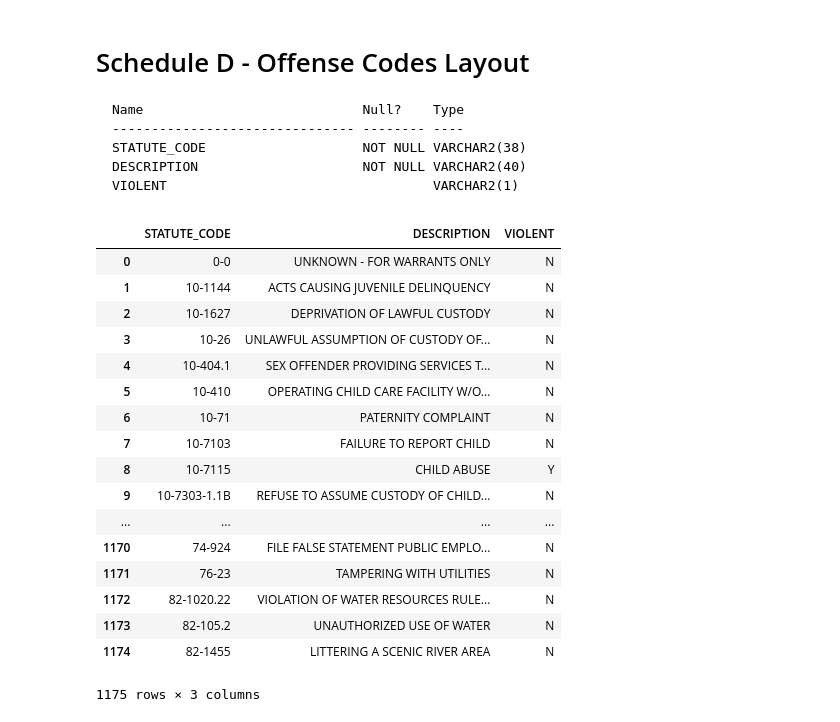
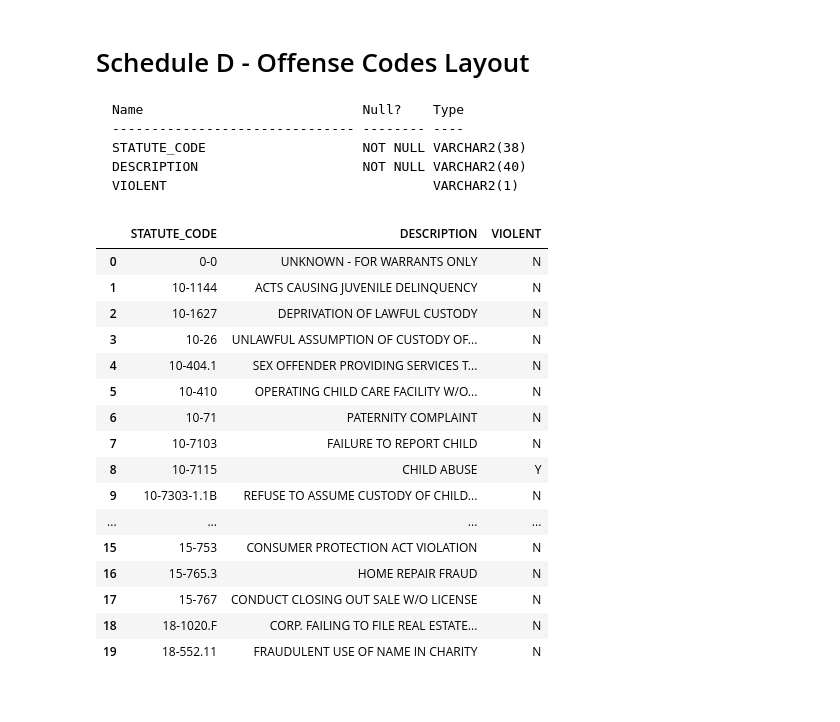
Before and after one commit to codefortulsa/odoc-parse, a Jupyter notebook: odoc_download.ipynb, the cells around one changed output. Cells and saved outputs as stored; diff of their text form; code cells hidden in the pictures.

````diff
--- a/odoc_download.ipynb
+++ b/odoc_download.ipynb
@@ -229,41 +228,40 @@ Schedule D - Offense Codes Layout
  VIOLENT                                  VARCHAR2(1)
 ```
 # %%
-file = 'data/odoc/Vendor_Offense_Extract_Text.dat'
+file = 'data/Vendor_Offense_Extract_Text.dat'
 
 names = ["STATUTE_CODE",
          "DESCRIPTION",
          "VIOLENT",
 ]
 
 widths = [
     38,
     40,
     1
 ]
 
 df = pd.read_fwf(file,
     header=None,
     widths=widths,
     names=names)
 
-df
+df.head(20)
 # %% [output]
 |  | STATUTE_CODE | DESCRIPTION | VIOLENT |
 | 0 | 0-0 | UNKNOWN - FOR WARRANTS ONLY | N |
 | 1 | 10-1144 | ACTS CAUSING JUVENILE DELINQUENCY | N |
 | 2 | 10-1627 | DEPRIVATION OF LAWFUL CUSTODY | N |
 | 3 | 10-26 | UNLAWFUL ASSUMPTION OF CUSTODY OF... | N |
 | 4 | 10-404.1 | SEX OFFENDER PROVIDING SERVICES T... | N |
 | 5 | 10-410 | OPERATING CHILD CARE FACILITY W/O... | N |
 | 6 | 10-71 | PATERNITY COMPLAINT | N |
 | 7 | 10-7103 | FAILURE TO REPORT CHILD | N |
 | 8 | 10-7115 | CHILD ABUSE | Y |
 | 9 | 10-7303-1.1B | REFUSE TO ASSUME CUSTODY OF CHILD... | N |
 | ... | ... | ... | ... |
-| 1170 | 74-924 | FILE FALSE STATEMENT PUBLIC EMPLO... | N |
-| 1171 | 76-23 | TAMPERING WITH UTILITIES | N |
-| 1172 | 82-1020.22 | VIOLATION OF WATER RESOURCES RULE... | N |
-| 1173 | 82-105.2 | UNAUTHORIZED USE OF WATER | N |
-| 1174 | 82-1455 | LITTERING A SCENIC RIVER AREA | N |
+| 15 | 15-753 | CONSUMER PROTECTION ACT VIOLATION | N |
+| 16 | 15-765.3 | HOME REPAIR FRAUD | N |
+| 17 | 15-767 | CONDUCT CLOSING OUT SALE W/O LICENSE | N |
+| 18 | 18-1020.F | CORP. FAILING TO FILE REAL ESTATE... | N |
+| 19 | 18-552.11 | FRAUDULENT USE OF NAME IN CHARITY | N |
-1175 rows × 3 columns
````
Also changed, not shown: parts of 4 cells of this notebook.
